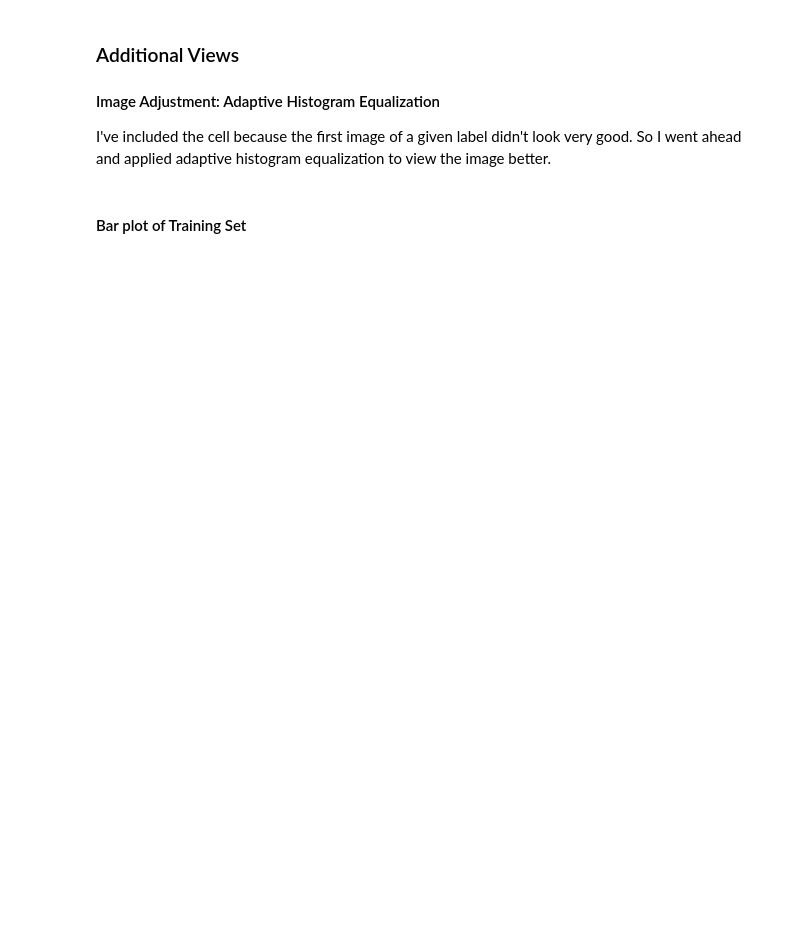
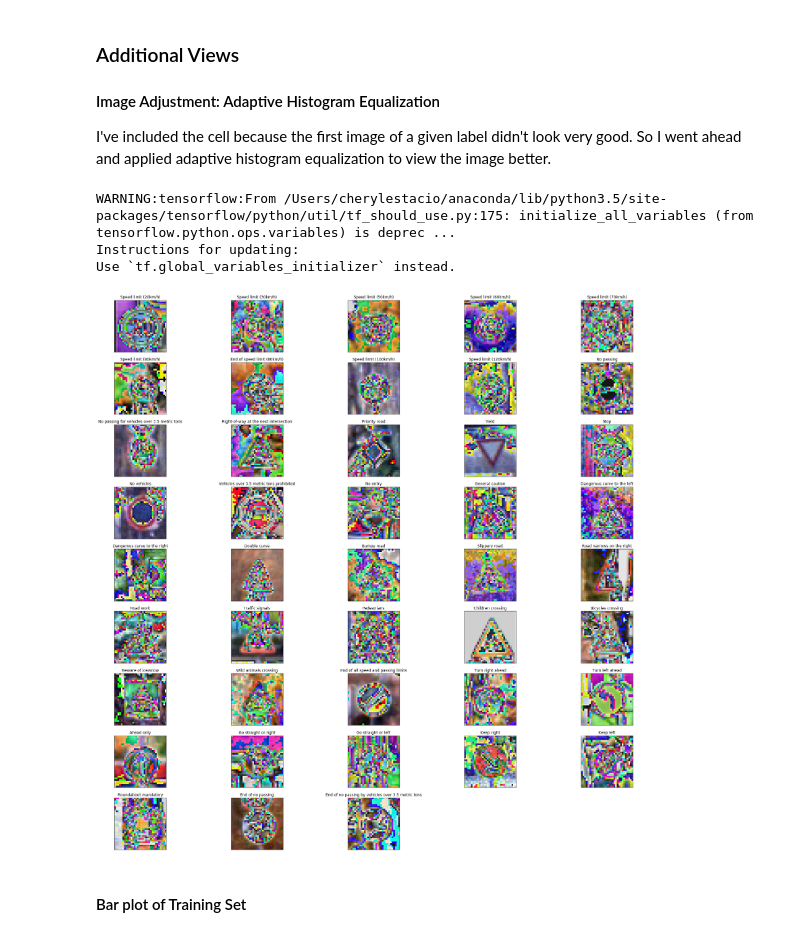
Before and after one commit to itscherylanne/CarND-Traffic-Sign-Classifier-Project, a Jupyter notebook: Traffic_Sign_Classifier.ipynb, the cells around one changed output. Drawn from its saved outputs; the diff is of its cells as text; code cells hidden in the pictures; blank space fills up the shorter version.

```diff
--- a/Traffic_Sign_Classifier.ipynb
+++ b/Traffic_Sign_Classifier.ipynb
@@ -126,26 +128,30 @@ plt.show()
 #### Image Adjustment: Adaptive Histogram Equalization
 I've included the cell because the first image of a given label didn't look very good. So I went ahead and applied adaptive histogram equalization to view the image better.
 # %%
-from skimage import data, img_as_float
-from skimage import exposure
-import cv2
+### Visualizing Data for Each Label
+import tensorflow as tf
+
+init = tf.initialize_all_variables()
+sess = tf.Session()
+sess.run(init)
 
 fig = plt.figure(figsize=(32,32))
 for i in range(n_classes):
-    k = np.where(lab_train==i)
-    img = img_train[k[0][0]]
-    #process image to make it easier to see (at least for this stage)
-    img_yuv = cv2.cvtColor(img, cv2.COLOR_BGR2YUV)
-    img_yuv[:,:,0] = cv2.equalizeHist(img_yuv[:,:,0])
-    img_adapteq = cv2.cvtColor(img_yuv, cv2.COLOR_YUV2BGR)
-
-
+    k = np.where(y_train==i)
+    img = X_train[k[0][0]]
+    out_img = tf.image.per_image_standardization(img)
+    im = sess.run(out_img)
     ax = fig.add_subplot(int(n_classes/5)+1,5,i+1)
     ax.axes.get_xaxis().set_visible(False)
     ax.axes.get_yaxis().set_visible(False)
-    ax.imshow(img_adapteq, interpolation='none')
-    ax.set_title(labels[lab_train[k[0][0]]])
+    ax.imshow(im, interpolation='none')
+    ax.set_title(labels[y_train[k[0][0]]])
 plt.show()
+# %% [output]
+WARNING:tensorflow:From /Users/cherylestacio/anaconda/lib/python3.5/site-packages/tensorflow/python/util/tf_should_use.py:175: initialize_all_variables (from tensorflow.python.ops.variables) is deprec ...
+Instructions for updating:
+Use `tf.global_variables_initializer` instead.
+[figure, added]
 # %% [markdown]
 #### Bar plot of Training Set
 # %%
```
Also changed, not shown: parts of 15 cells of this notebook.
